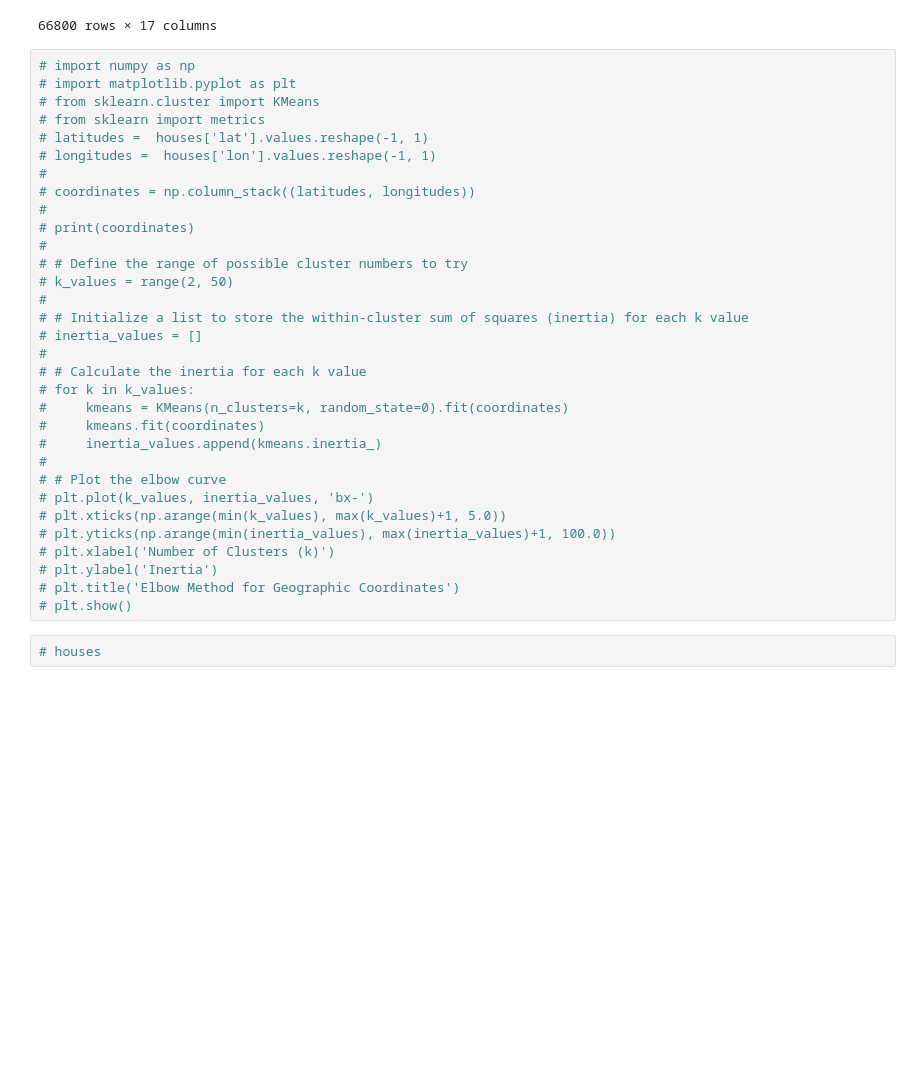
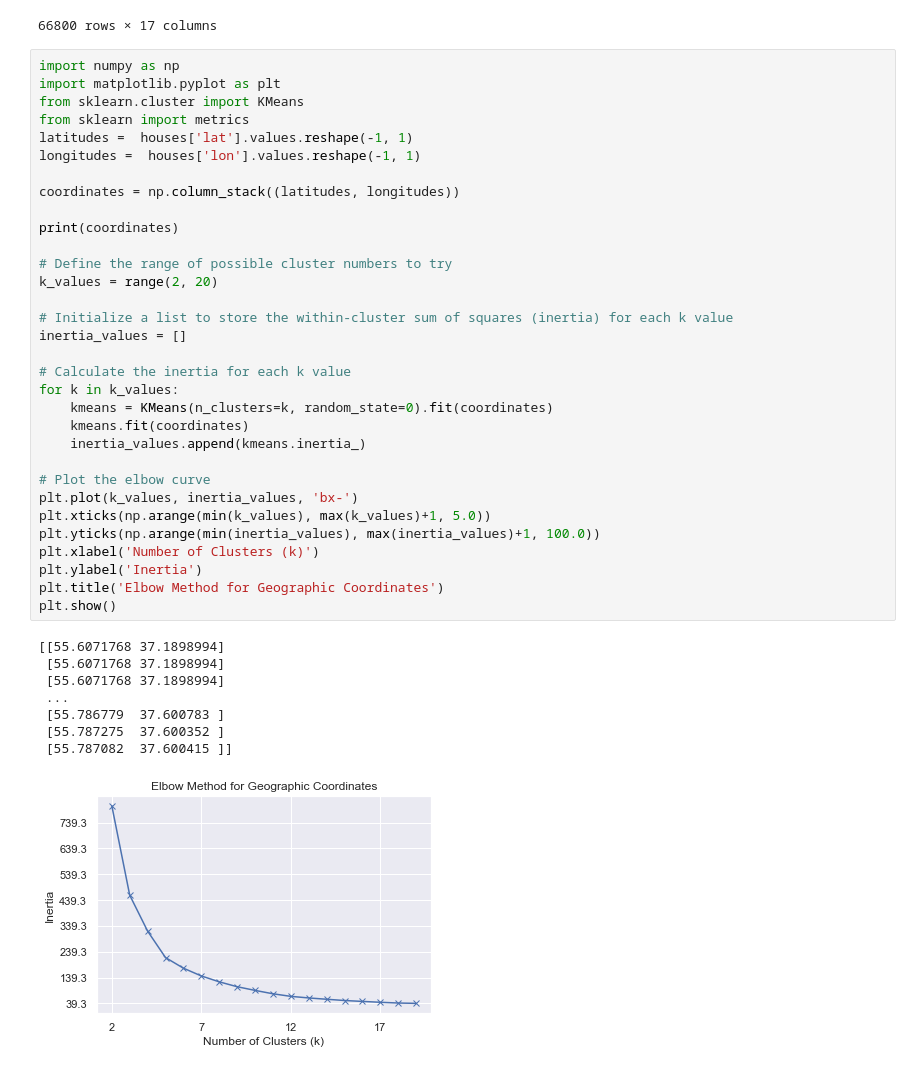
Before and after one commit to myramystin/occupancy_prediction, a Jupyter notebook: calculating/calculating_clusters_kmeans.ipynb, the cells around one changed output. Cells and saved outputs as stored; diff of their text form; blank space fills up the shorter version.

```diff
--- a/calculating/calculating_clusters_kmeans.ipynb
+++ b/calculating/calculating_clusters_kmeans.ipynb
@@ -147,36 +145,43 @@ houses
 | 66799 | 127055, Москва г, ул. Тихвинская,... | 4fc407a9-24ec-4d55-b13d-a6269022f478 | УО | ГОСУДАРСТВЕННОЕ БЮДЖЕТНОЕ УЧРЕЖДЕ... | Многоквартирный | Исправный | 2503.2 | 2007.0 | - | ... |
 66800 rows × 17 columns
 # %%
-# import numpy as np
-# import matplotlib.pyplot as plt
-# from sklearn.cluster import KMeans
-# from sklearn import metrics
-# latitudes =  houses['lat'].values.reshape(-1, 1)
-# longitudes =  houses['lon'].values.reshape(-1, 1)
-#
-# coordinates = np.column_stack((latitudes, longitudes))
-#
-# print(coordinates)
-#
-# # Define the range of possible cluster numbers to try
-# k_values = range(2, 50)
-#
-# # Initialize a list to store the within-cluster sum of squares (inertia) for each k value
-# inertia_values = []
-#
-# # Calculate the inertia for each k value
-# for k in k_values:
-#     kmeans = KMeans(n_clusters=k, random_state=0).fit(coordinates)
-#     kmeans.fit(coordinates)
-#     inertia_values.append(kmeans.inertia_)
-#
-# # Plot the elbow curve
-# plt.plot(k_values, inertia_values, 'bx-')
-# plt.xticks(np.arange(min(k_values), max(k_values)+1, 5.0))
-# plt.yticks(np.arange(min(inertia_values), max(inertia_values)+1, 100.0))
-# plt.xlabel('Number of Clusters (k)')
-# plt.ylabel('Inertia')
-# plt.title('Elbow Method for Geographic Coordinates')
-# plt.show()
+import numpy as np
+import matplotlib.pyplot as plt
+from sklearn.cluster import KMeans
+from sklearn import metrics
+latitudes =  houses['lat'].values.reshape(-1, 1)
+longitudes =  houses['lon'].values.reshape(-1, 1)
+
+coordinates = np.column_stack((latitudes, longitudes))
+
+print(coordinates)
+
+# Define the range of possible cluster numbers to try
+k_values = range(2, 20)
+
+# Initialize a list to store the within-cluster sum of squares (inertia) for each k value
+inertia_values = []
+
+# Calculate the inertia for each k value
+for k in k_values:
+    kmeans = KMeans(n_clusters=k, random_state=0).fit(coordinates)
+    kmeans.fit(coordinates)
+    inertia_values.append(kmeans.inertia_)
+
+# Plot the elbow curve
+plt.plot(k_values, inertia_values, 'bx-')
+plt.xticks(np.arange(min(k_values), max(k_values)+1, 5.0))
+plt.yticks(np.arange(min(inertia_values), max(inertia_values)+1, 100.0))
+plt.xlabel('Number of Clusters (k)')
+plt.ylabel('Inertia')
+plt.title('Elbow Method for Geographic Coordinates')
+plt.show()
+# %% [output]
+[[55.6071768 37.1898994]
+ [55.6071768 37.1898994]
+ [55.6071768 37.1898994]
+ ...
+ [55.786779  37.600783 ]
+ [55.787275  37.600352 ]
+ [55.787082  37.600415 ]]
+[figure, added]
-# %%
-# houses
```
Also changed, not shown: parts of 19 cells of this notebook, 5 other files.
